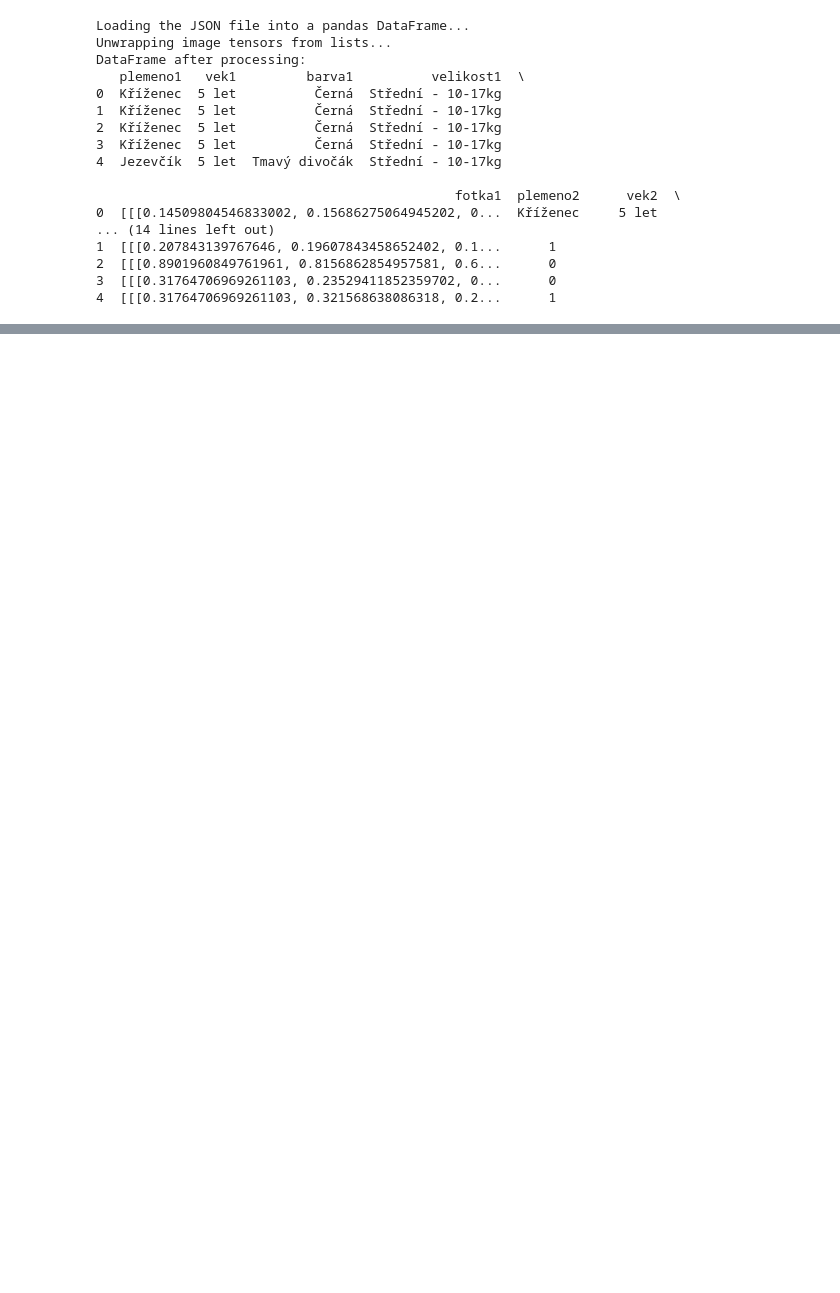
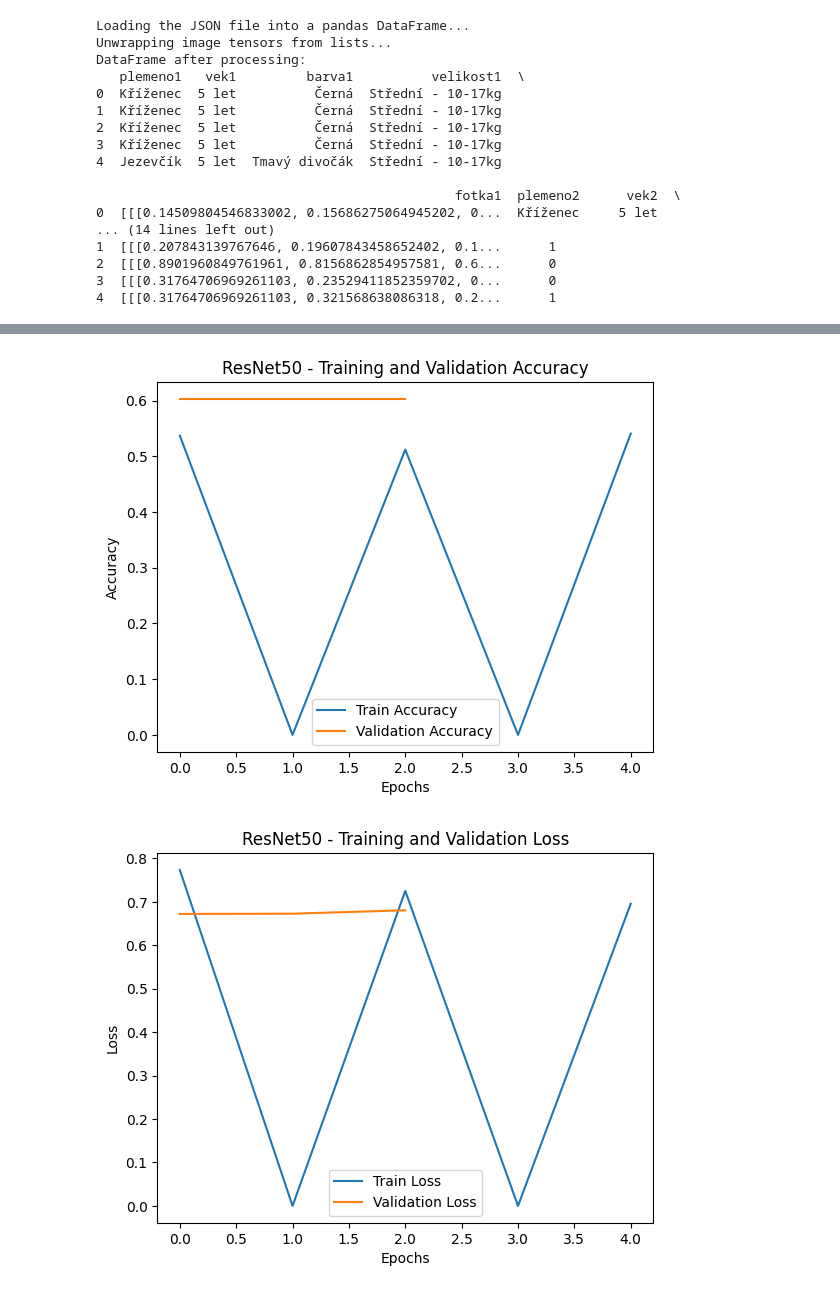
Before and after one commit to avkaz/DeepLearningPetIdentification, a Jupyter notebook: fine_tuned_model.ipynb, the cells around one changed output, grey strips where cells are left out. Drawn from its saved outputs; the diff is of its cells as text; code cells hidden in the pictures; blank space fills up the shorter version.

Commit message:
model_V01

```diff
--- a/fine_tuned_model.ipynb
+++ b/fine_tuned_model.ipynb
@@ -58,0 +523,17 @@ DataFrame after processing:
+# %%
+import numpy as np
+from PIL import Image
+import os
+
+# Create a directory to store the images
+os.makedirs("images", exist_ok=True)
+
+def save_image(img_data, index):
+    array = np.array(eval(img_data))  # Convert string to array if necessary
+    img = Image.fromarray((array * 255).astype(np.uint8))  # Normalize and convert to uint8
+    path = f"images/image_{index}.png"
+    img.save(path)
+    return path
+
+# Save images and update fotka1 column
+df['fotka1'] = [save_image(img, idx) for idx, img in enumerate(df['fotka1'])]
@@ -58,0 +571,61 @@ DataFrame after processing:
+# %%
+# Step 6: Train and evaluate models
+results = {}
+for model_name, base_model in models.items():
+    print(f"Training {model_name}...")
+    model = create_model(base_model)
+    history = model.fit(
+        train_generator,
+        validation_data=val_generator,
+        epochs=5,  # Adjust epochs for quick comparisons
+        steps_per_epoch=len(train_generator),
+        validation_steps=len(val_generator)
+    )
+
+    # Save the model
+    model.save(f'{model_name}_fine_tuned_model.h5')
+
+    # Evaluate the model
+    val_generator.reset()
+    predictions = model.predict(val_generator)
+    y_pred = (predictions > 0.5).astype(int)
+    y_true = val_df['label'].astype(int).values
+
+    # Calculate metrics
+    accuracy = accuracy_score(y_true, y_pred)
+    precision = precision_score(y_true, y_pred)
+    recall = recall_score(y_true, y_pred)
+    f1 = f1_score(y_true, y_pred)
+
+    results[model_name] = {
+        "accuracy": accuracy,
+        "precision": precision,
+        "recall": recall,
+        "f1_score": f1
+    }
+
+    print(f"{model_name} Results:")
+    print(f"Accuracy: {accuracy:.4f}")
+    print(f"Precision: {precision:.4f}")
+    print(f"Recall: {recall:.4f}")
+    print(f"F1 Score: {f1:.4f}")
+
+    # Plot training history
+    plt.figure()
+    plt.plot(history.history['accuracy'], label='Train Accuracy')
+    plt.plot(history.history['val_accuracy'], label='Validation Accuracy')
+    plt.title(f'{model_name} - Training and Validation Accuracy')
+    plt.xlabel('Epochs')
+    plt.ylabel('Accuracy')
+    plt.legend()
+    plt.show()
+
+    plt.figure()
+    plt.plot(history.history['loss'], label='Train Loss')
+    plt.plot(history.history['val_loss'], label='Validation Loss')
+    plt.title(f'{model_name} - Training and Validation Loss')
+    plt.xlabel('Epochs')
+    plt.ylabel('Loss')
+    plt.legend()
+    plt.show()
+# %% [output]
@@ -58,0 +650,2 @@ DataFrame after processing:
+[figure, added]
+[figure, added]
```
Also changed, not shown: parts of 20 cells of this notebook.
